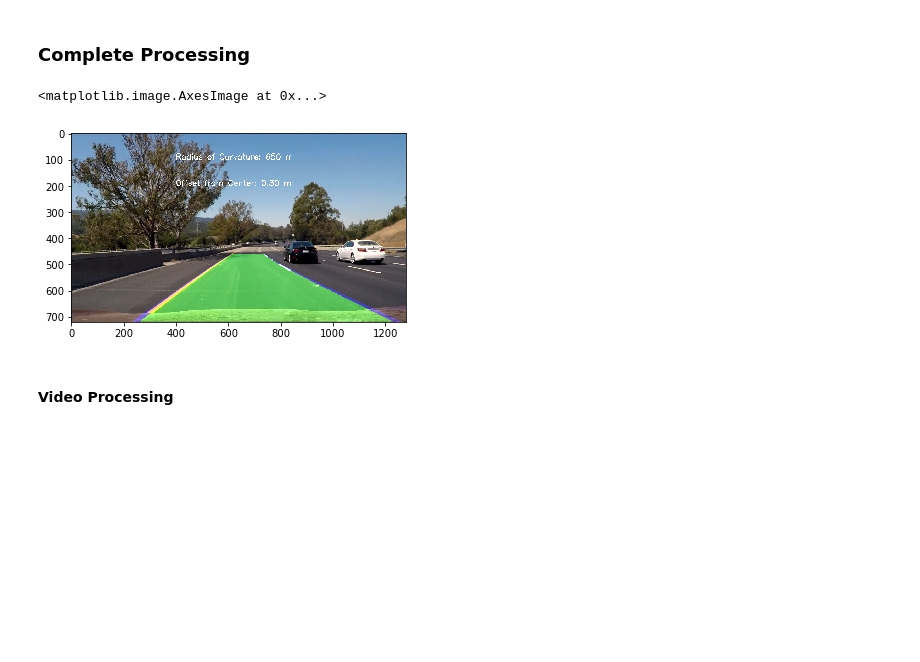
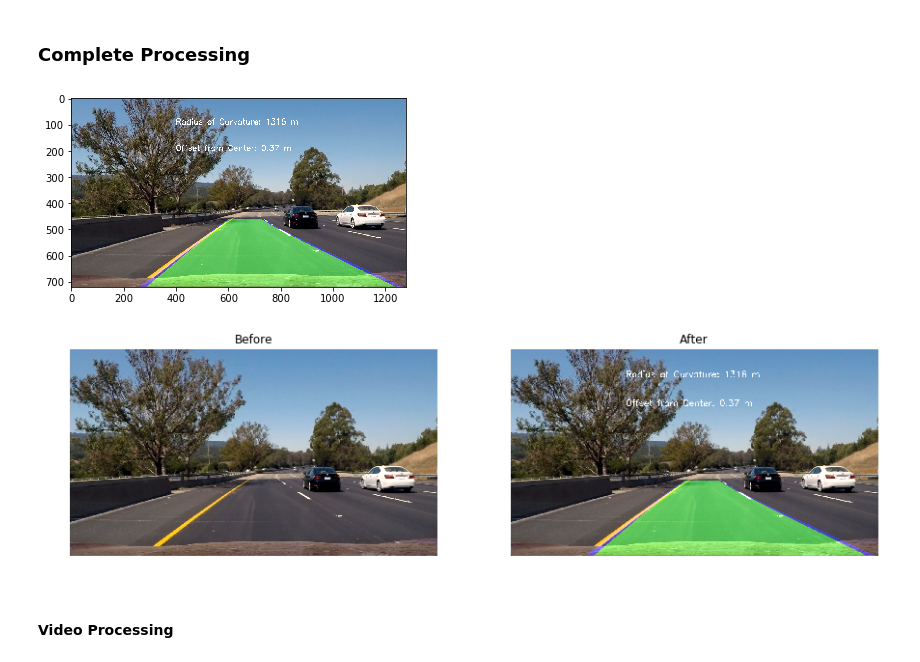
Before and after one commit to sai-github/sdcnd, a Jupyter notebook: CarND-Advanced-Lane-Lines/revised/adv_lane_finding-Copy1.ipynb, the cells around one changed output. Saved outputs shown, nothing was run; the diff lists cells and outputs as text; code cells hidden in the pictures; blank space fills up the shorter version.

```diff
--- a/CarND-Advanced-Lane-Lines/revised/adv_lane_finding-Copy1.ipynb
+++ b/CarND-Advanced-Lane-Lines/revised/adv_lane_finding-Copy1.ipynb
@@ -19,6 +19,17 @@ print(img_size)
 # %% [output]
 (1280, 720)
 [figure]
+# %%
+def show_images(img1, img2, width=15, height=5, ttl1='Before', ttl2='After'):
+    plt.figure(figsize = (width, height))
+    plt.subplot(1,2,1)
+    plt.imshow(img1)
+    plt.title(ttl1)
+    plt.axis('off')
+    plt.subplot(1,2,2)
+    plt.imshow(img2)
+    plt.title(ttl2)
+    plt.axis('off')
 # %% [markdown]
 ### Pipeline implementation
 # %%
@@ -114,6 +125,10 @@ def dir_threshold(image, sobel_kernel=3, thresh=(0.7, 1.3)):
     binary_output[(grad_sobel >= thresh[0]) & (grad_sobel <= thresh[1])] = 1
 
     return binary_output
+
+def lastfive(a):
+    a = np.array(a)
+    return [sum(a[:,0])/a.shape[0], sum(a[:,1])/a.shape[0], sum(a[:,2])/a.shape[0]]
 # %%
 t1,t2 = caliberate_camera(9,6)
 # %% [markdown]
@@ -122,6 +137,10 @@ t1,t2 = caliberate_camera(9,6)
 global count
 global left_fit
 global right_fit
+global rightfit_mem
+global leftfit_mem
+rightfit_mem = []
+leftfit_mem = []
 count = 0
 
 def video_process(img, mtx, dist):
@@ -145,7 +164,7 @@ def video_process(img, mtx, dist):
     hls = cv2.cvtColor(warped_img, cv2.COLOR_RGB2HLS)
     S = hls[:,:,2]
     binary_S = np.zeros_like(S)
-    binary_S[(S >= 160) & (S <= 255)] = 1
+    binary_S[(S >= 180) & (S <= 255)] = 1
 
     binary_final = np.zeros_like(S)
     binary_final[(binary_S == 1) | (combined == 1)] = 1
@@ -167,6 +186,8 @@ def video_process(img, mtx, dist):
     window_height = np.int(binary_final.shape[0]/nwindows)
 
     global count
+    global leftfit_mem
+    global rightfit_mem
     if count is 0:
         count+=1 # to avoid window sliding in next image
         # Identify the x and y positions of all nonzero pixels in the image
@@ -229,6 +250,11 @@ def video_process(img, mtx, dist):
         left_fit = np.polyfit(lefty, leftx, 2)
         right_fit = np.polyfit(righty, rightx, 2)
 
+        leftfit_mem.append(left_fit)
+        leftfit_mem = leftfit_mem[-5:]
+        rightfit_mem.append(right_fit)
+        rightfit_mem = rightfit_mem[-5:]
+
         ploty = np.linspace(0, binary_final.shape[0]-1, binary_final.shape[0] )
         left_fitx = left_fit[0]*ploty**2 + left_fit[1]*ploty + left_fit[2]
         right_fitx = right_fit[0]*ploty**2 + right_fit[1]*ploty + right_fit[2]
@@ -244,6 +270,9 @@ def video_process(img, mtx, dist):
         global left_fit
         global right_fit
 
+        left_fit = lastfive(leftfit_mem)
+        right_fit = lastfive(rightfit_mem)
+
         left_lane_inds = ((nonzerox > (left_fit[0]*(nonzeroy**2) + left_fit[1]*nonzeroy + left_fit[2] - margin)) & (nonzerox < (left_fit[0]*(nonzeroy**2) + left_fit[1]*nonzeroy + left_fit[2] + margin)))
         right_lane_inds = ((nonzerox > (right_fit[0]*(nonzeroy**2) + right_fit[1]*nonzeroy + right_fit[2] - margin)) & (nonzerox < (right_fit[0]*(nonzeroy**2) + right_fit[1]*nonzeroy + right_fit[2] + margin)))
 
@@ -255,6 +284,14 @@ def video_process(img, mtx, dist):
         # Fit a second order polynomial to each
         left_fit = np.polyfit(lefty, leftx, 2)
         right_fit = np.polyfit(righty, rightx, 2)
+        # memorize last five coefficients of polynomial fits and update with their average
+        leftfit_mem.append(left_fit)
+        leftfit_mem = leftfit_mem[-5:]
+        rightfit_mem.append(right_fit)
+        rightfit_mem = rightfit_mem[-5:]
+        # calculate lastfive averages
+        left_fit = lastfive(leftfit_mem)
+        right_fit = lastfive(rightfit_mem)
         # Generate x and y values for plotting
         ploty = np.linspace(0, binary_final.shape[0]-1, binary_final.shape[0] )
         left_fitx = left_fit[0]*ploty**2 + left_fit[1]*ploty + left_fit[2]
@@ -264,6 +301,7 @@ def video_process(img, mtx, dist):
     y_eval = np.max(ploty)
     left_curverad = ((1 + (2*left_fit[0]*y_eval + left_fit[1])**2)**1.5) / np.absolute(2*left_fit[0])
     right_curverad = ((1 + (2*right_fit[0]*y_eval + right_fit[1])**2)**1.5) / np.absolute(2*right_fit[0])
+    #print(left_curverad, right_curverad)
 
     # Define conversions in x and y from pixels space to meters
     ym_per_pix = 30/720 # meters per pixel in y dimension
@@ -303,10 +341,12 @@ def video_process(img, mtx, dist):
 # %%
 img2 = mpimg.imread('test_images/test6.jpg')
 temp = video_process(img2, t1, t2)
 plt.imshow(temp)
+
+show_images(img2, temp, width=15, height=5, ttl1='Before', ttl2='After')
 # %% [output]
-<matplotlib.image.AxesImage at 0x...>
-[figure, old version]
+[figure, new version]
+[figure, added]
 # %% [markdown]
 #### Video Processing
 # %%
```
Also changed, not shown: parts of 2 cells of this notebook.
